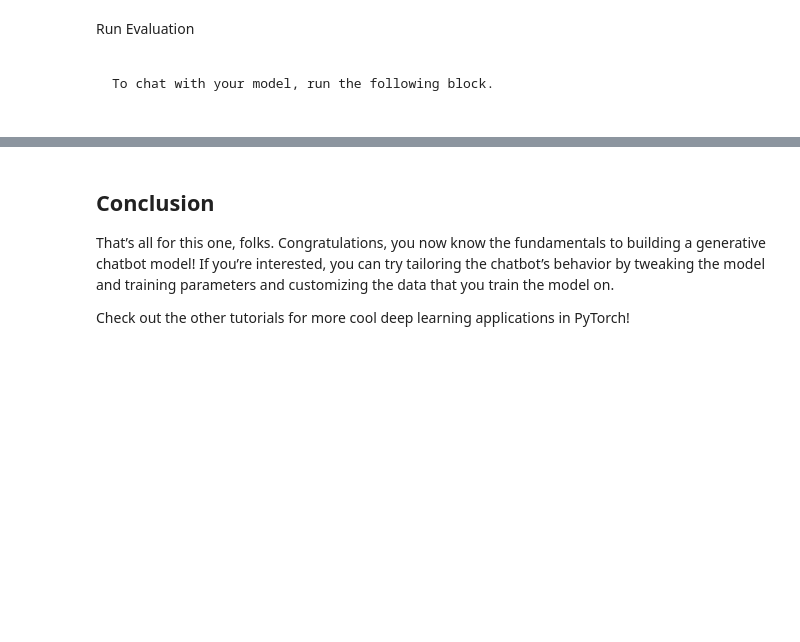
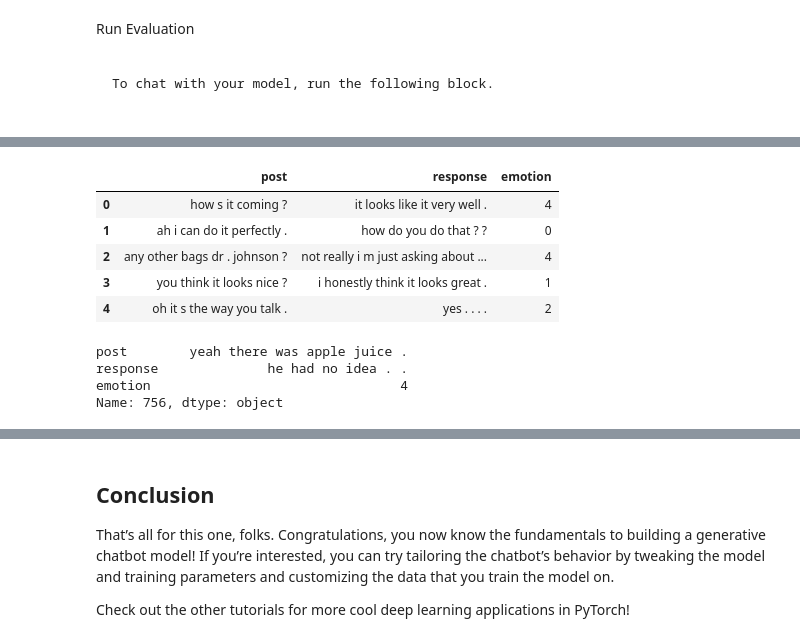
Before and after one commit to bofei5675/ECM_NLU, a Jupyter notebook: Baseline/jupyter/chatbot_tutorial.ipynb, the cells around one changed output, grey strips where cells are left out. Drawn from its saved outputs; the diff is of its cells as text; code cells hidden in the pictures; blank space fills up the shorter version.

```diff
--- a/Baseline/jupyter/chatbot_tutorial.ipynb
+++ b/Baseline/jupyter/chatbot_tutorial.ipynb
@@ -1383,0 +1394,16 @@ KeyboardInterrupt:
+# %%
+df.head()
+# %% [output]
+|  | post | response | emotion |
+| 0 | how s it coming ? | it looks like it very well . | 4 |
+| 1 | ah i can do it perfectly . | how do you do that ? ? | 0 |
+| 2 | any other bags dr . johnson ? | not really i m just asking about ... | 4 |
+| 3 | you think it looks nice ? | i honestly think it looks great . | 1 |
+| 4 | oh it s the way you talk . | yes . . . . | 2 |
+# %%
+row
+# %% [output]
+post        yeah there was apple juice .
+response              he had no idea . .
+emotion                                4
+Name: 756, dtype: object
```
Also changed, not shown: parts of 12 cells of this notebook, 19 other files.
